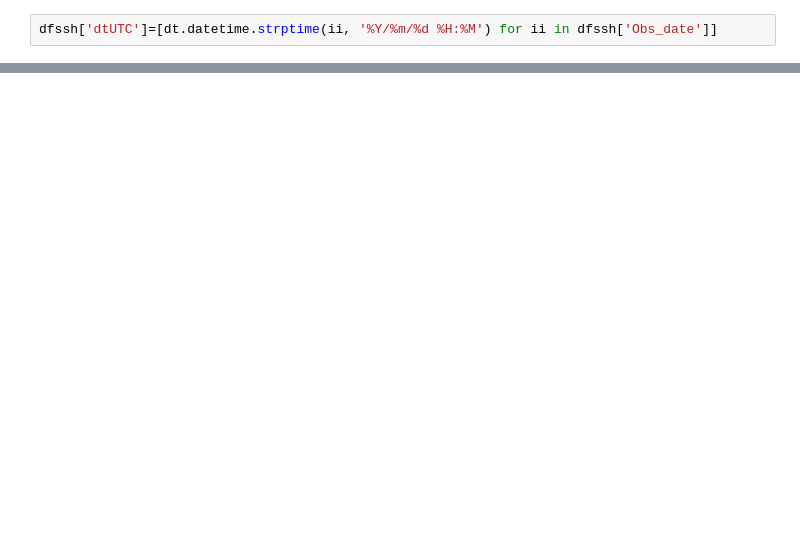
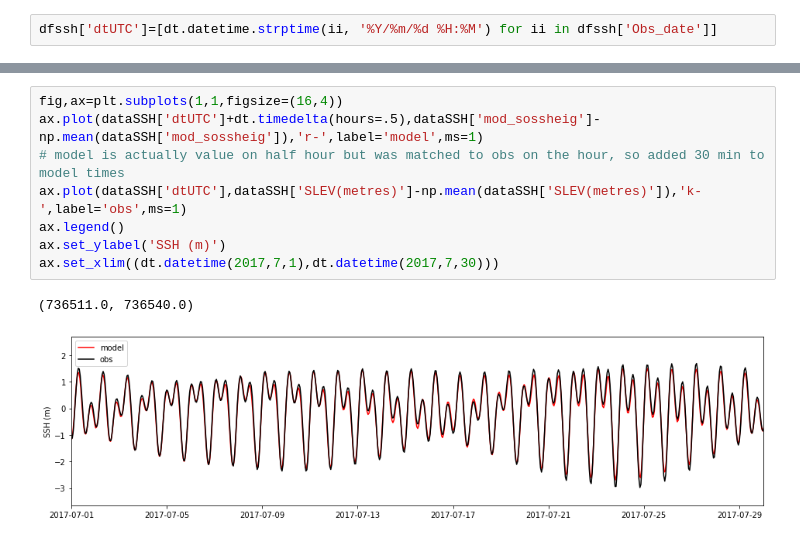
Before and after one commit to SalishSeaCast/analysis-elise-2, a Jupyter notebook: notebooks/IzettEval/HyacinthBayTS.ipynb, the cells around one changed output, grey strips where cells are left out. Cells and saved outputs as stored; diff of their text form; blank space fills up the shorter version.

```diff
--- a/notebooks/IzettEval/HyacinthBayTS.ipynb
+++ b/notebooks/IzettEval/HyacinthBayTS.ipynb
@@ -162,0 +243,11 @@ dfssh['j']=jssh
+# %%
+fig,ax=plt.subplots(1,1,figsize=(16,4))
+ax.plot(dataSSH['dtUTC']+dt.timedelta(hours=.5),dataSSH['mod_sossheig']-np.mean(dataSSH['mod_sossheig']),'r-',label='model',ms=1)
+# model is actually value on half hour but was matched to obs on the hour, so added 30 min to model times
+ax.plot(dataSSH['dtUTC'],dataSSH['SLEV(metres)']-np.mean(dataSSH['SLEV(metres)']),'k-',label='obs',ms=1)
+ax.legend()
+ax.set_ylabel('SSH (m)')
+ax.set_xlim((dt.datetime(2017,7,1),dt.datetime(2017,7,30)))
+# %% [output]
+(736511.0, 736540.0)
+[figure, added]
```
Also changed, not shown: parts of 41 cells of this notebook, 3 other files.
